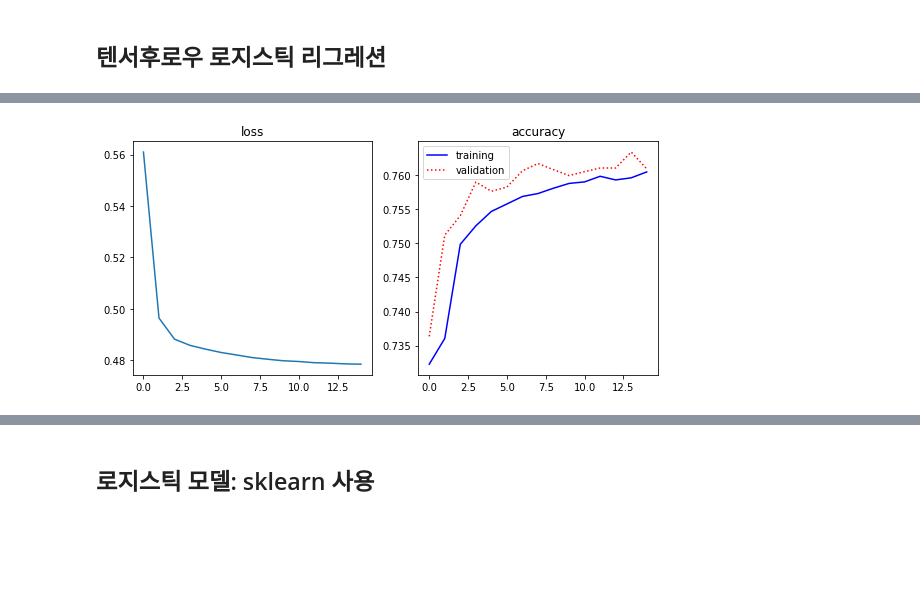
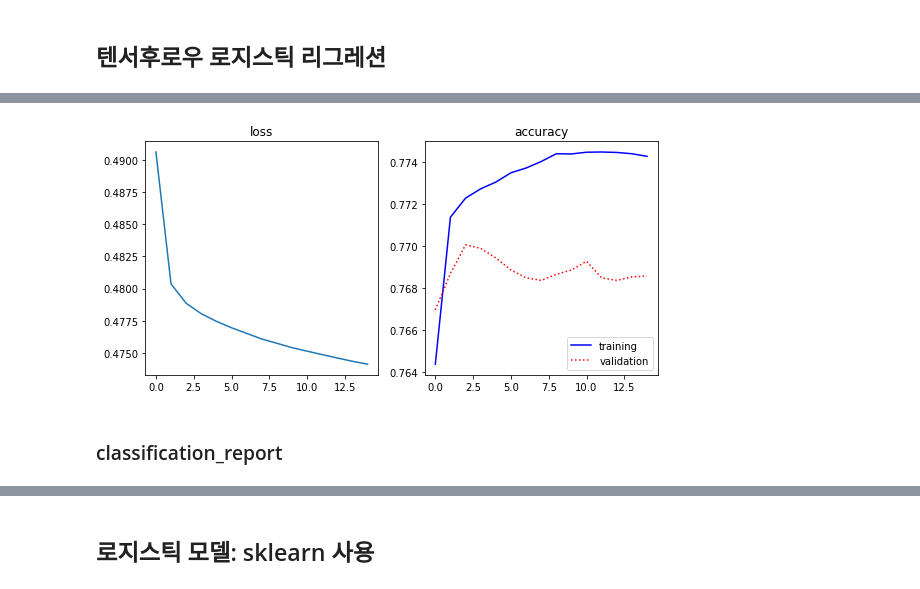
Before and after one commit to orezmis/COVID19, a Jupyter notebook: COVID19_LR_common.ipynb, the cells around one changed output, grey strips where cells are left out. Drawn from its saved outputs; the diff is of its cells as text; code cells hidden in the pictures; blank space fills up the shorter version.

```diff
--- a/COVID19_LR_common.ipynb
+++ b/COVID19_LR_common.ipynb
@@ -9,5 +15,5 @@ from sklearn.model_selection import train_test_split
 # %%
-df = pd.read_csv("C://workspaces//project_data//d_final.csv")
+df = pd.read_csv("C://workspace//project_data//lata//d_final.csv")
 df.head()
 # %% [output]
 |  | id | sex | intubed | pneumonia | age | pregnancy | diabetes | copd | asthma | inmsupr | ... |
@@ -41,7 +47,12 @@ x_train_raw = pd.DataFrame(x_scaled)
 
 
 ## train/test 셋 분리
-x_train, x_test, target_train, target_test = train_test_split(x_train_raw, target_raw, test_size=0.2)
+x_train, x_test, target_train, target_test = \
+    train_test_split(x_train_raw,
+                     target_raw,
+                     shuffle = True,
+                     test_size=0.2,
+                     random_state = 1004)
 # %% [markdown]
 ## 텐서후로우 로지스틱 리그레션
 # %%
@@ -61,20 +73,22 @@ Festures: [1.  0.5 0.5 0.  0.5 0.5 0.5 0.5 0.5 0.5 0.5 0.5 0.5 0.5 0.  0.5 0.5 0
 # %%
-train_dataset = dataset.shuffle(len(df)).batch(100)
+train_dataset = dataset.batch(100)
 
 
 ## 4개 히든층, 각각 10개, 8개, 4개, 1개 출력부, relu와 sigmoid 함수적용
 
 def get_compiled_model():
+
     model = tf.keras.Sequential([
-        tf.keras.layers.Dense(10, activation='relu'),
-        tf.keras.layers.Dense(8, activation='sigmoid'),
-        tf.keras.layers.Dense(4, activation='sigmoid'),
-        tf.keras.layers.Dense(1)
+        tf.keras.layers.Dense(512, kernel_initializer='glorot_uniform',\
+                             activation='relu'),
+        tf.keras.layers.Dense(256, activation='sigmoid'),
+        tf.keras.layers.Dense(128, activation='sigmoid'),
+        tf.keras.layers.Dense(1, activation='sigmoid')
     ])
 
     model.compile(optimizer='adam',
-                 loss=tf.keras.losses.BinaryCrossentropy(from_logits=True),
-                 metrics=['accuracy'])
+                 loss=tf.keras.losses.BinaryCrossentropy(from_logits=False),
+                 metrics=['binary_accuracy'])
     return model
 # %%
 ## 학습과 동시에 검증을 하도록 구성하였읍니다
@@ -111,14 +126,16 @@ score = model.evaluate(x_test, target_test, verbose=2)
 # %%
 plt.figure(figsize=(8, 4))
 plt.subplot(1,2,1)
 plt.plot(hist.history['loss'])
 plt.title("loss")
 plt.subplot(1,2,2)
 plt.title("accuracy")
-plt.plot(hist.history['accuracy'], 'b-', label="training")
-plt.plot(hist.history['val_accuracy'], 'r:', label="validation")
+plt.plot(hist.history['binary_accuracy'], 'b-', label="training")
+plt.plot(hist.history['val_binary_accuracy'], 'r:', label="validation")
 plt.legend()
 plt.tight_layout()
 plt.show()
 # %% [output]
-[figure, old version]
+[figure, new version]
+# %% [markdown]
+### classification_report
```
Also changed, not shown: parts of 42 cells of this notebook.
